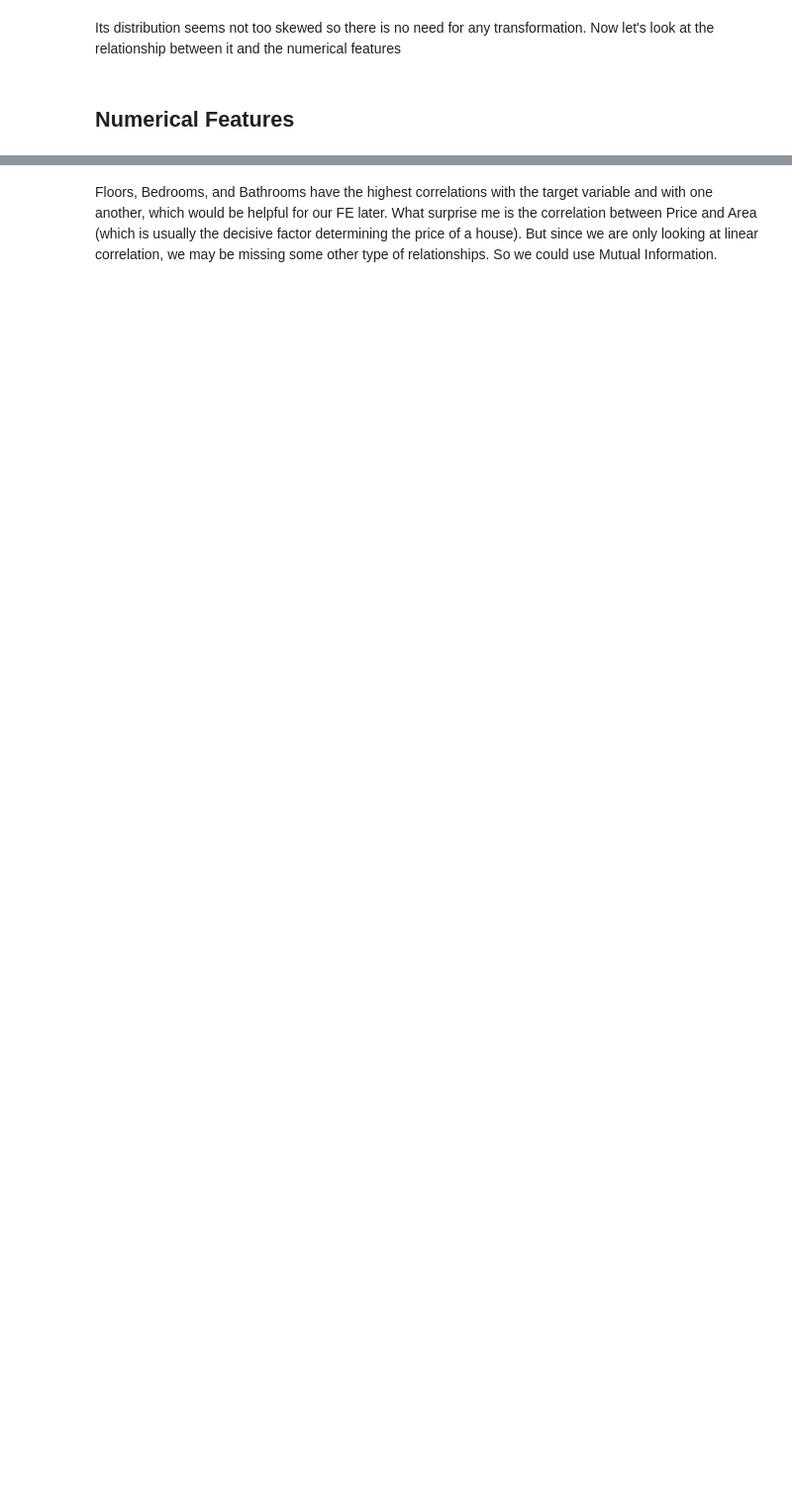
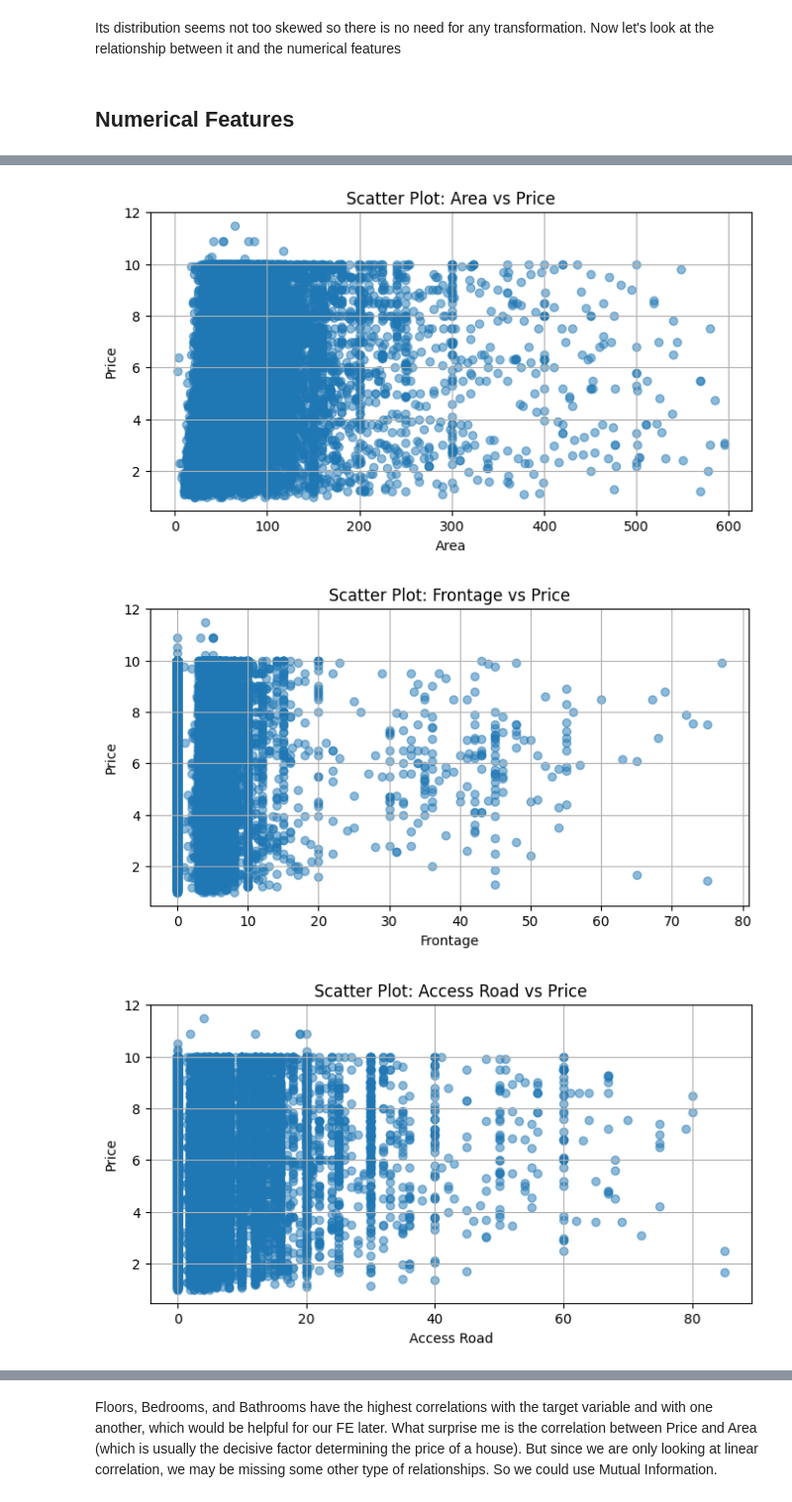
Before and after one commit to SSnake234/Vietnam-housing-dataset-and-model, a Jupyter notebook: vietnam-housing-dataset-eda-and-model.ipynb, the cells around one changed output, grey strips where cells are left out. Shown at 99% size. Drawn from its saved outputs; the diff is of its cells as text; code cells hidden in the pictures; blank space fills up the shorter version.

```diff
--- a/vietnam-housing-dataset-eda-and-model.ipynb
+++ b/vietnam-housing-dataset-eda-and-model.ipynb
@@ -75,0 +70,17 @@ house_data.head()
+# %%
+# List of numerical features to plot against 'Price'
+numerical_features = house_data.select_dtypes(include=['int64', 'float64']).columns
+numerical_features = numerical_features.drop('Price', errors='ignore')
+
+for feature in numerical_features:
+    plt.figure(figsize=(8, 4))
+    plt.scatter(house_data[feature], house_data['Price'], alpha=0.5)
+    plt.title(f'Scatter Plot: {feature} vs Price')
+    plt.xlabel(feature)
+    plt.ylabel('Price')
+    plt.grid(True)
+    plt.show()
+# %% [output]
+[figure, added]
+[figure, added]
+[figure, added]
```
Also changed, not shown: parts of 19 cells of this notebook.
